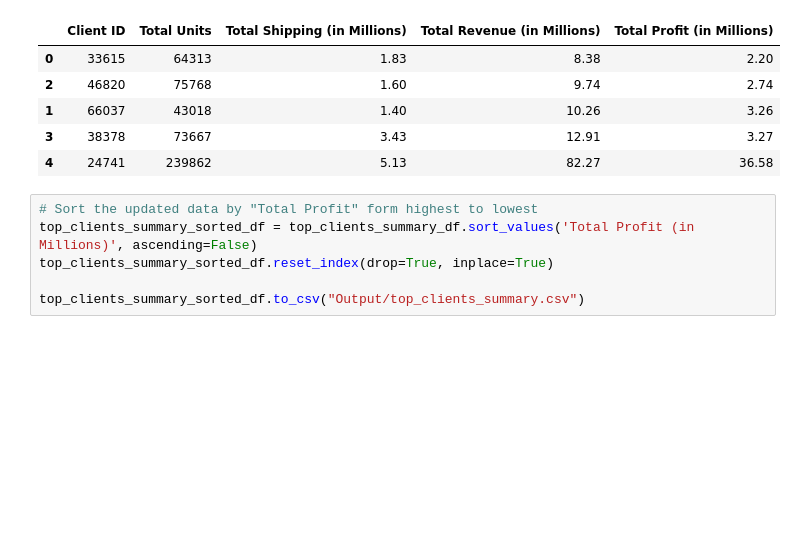
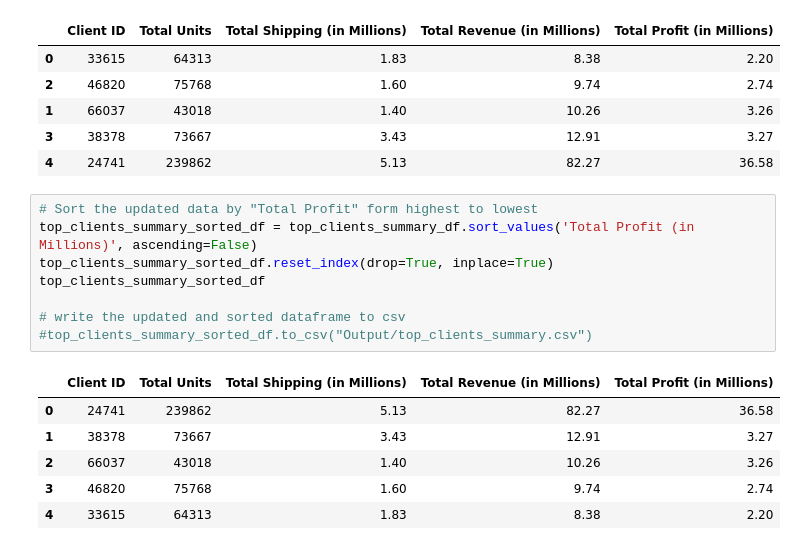
Before and after one commit to itsakcode/pandas-challenge-1, a Jupyter notebook: module_4_challenge.ipynb, the cells around one changed output. Saved outputs shown, nothing was run; the diff lists cells and outputs as text; blank space fills up the shorter version.

Commit message:
Updated final section to show the output

```diff
--- a/module_4_challenge.ipynb
+++ b/module_4_challenge.ipynb
@@ -357,6 +357,15 @@ top_clients_summary_df
 # %%
 # Sort the updated data by "Total Profit" form highest to lowest
 top_clients_summary_sorted_df = top_clients_summary_df.sort_values('Total Profit (in Millions)', ascending=False)
 top_clients_summary_sorted_df.reset_index(drop=True, inplace=True)
+top_clients_summary_sorted_df
 
-top_clients_summary_sorted_df.to_csv("Output/top_clients_summary.csv")
+# write the updated and sorted dataframe to csv
+#top_clients_summary_sorted_df.to_csv("Output/top_clients_summary.csv")
+# %% [output]
+|  | Client ID | Total Units | Total Shipping (in Millions) | Total Revenue (in Millions) | Total Profit (in Millions) |
+| 0 | 24741 | 239862 | 5.13 | 82.27 | 36.58 |
+| 1 | 38378 | 73667 | 3.43 | 12.91 | 3.27 |
+| 2 | 66037 | 43018 | 1.40 | 10.26 | 3.26 |
+| 3 | 46820 | 75768 | 1.60 | 9.74 | 2.74 |
+| 4 | 33615 | 64313 | 1.83 | 8.38 | 2.20 |
```
Also changed, not shown: 1 other file.
